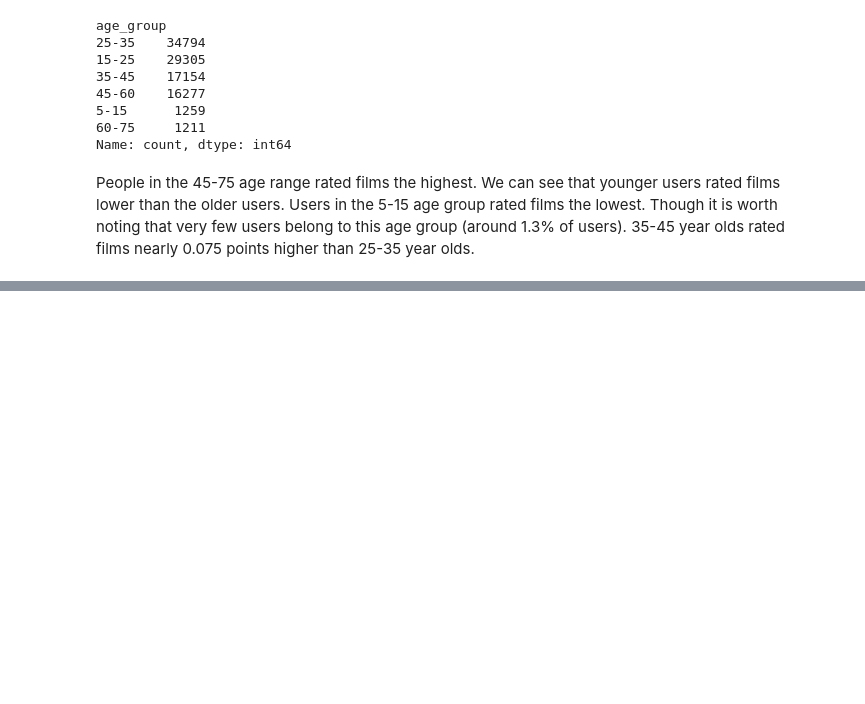
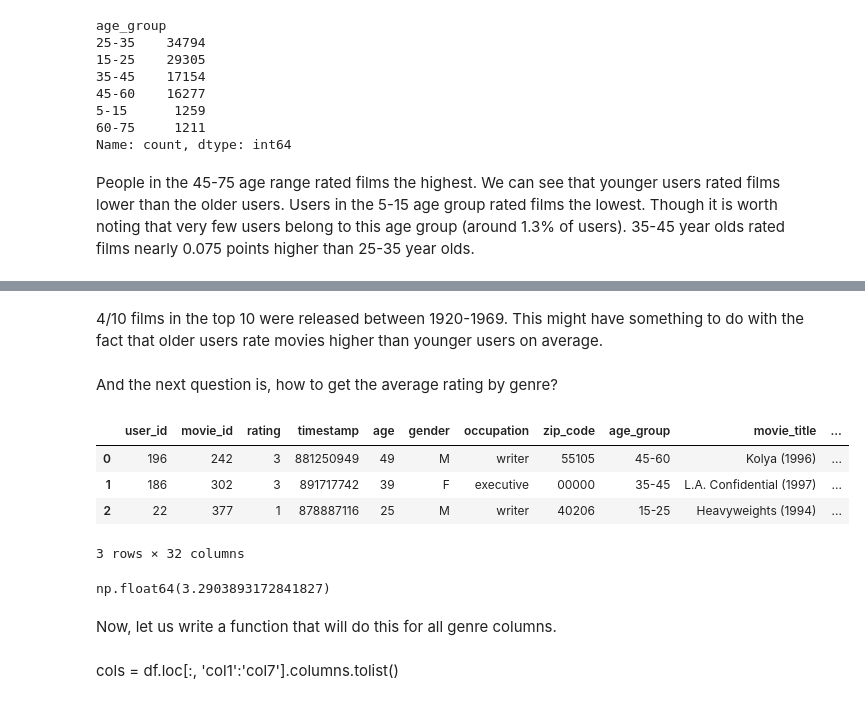
Before and after one commit to sara-shinde/MovieLens_100K_dataset_eda, a Jupyter notebook: notebooks/analysis_1.ipynb, the cells around one changed output, grey strips where cells are left out. Cells and saved outputs as stored; diff of their text form; code cells hidden in the pictures; blank space fills up the shorter version.

```diff
--- a/notebooks/analysis_1.ipynb
+++ b/notebooks/analysis_1.ipynb
@@ -740,0 +960,18 @@ People in the 45-75 age range rated films the highest. We can see that younger u
+# %% [markdown]
+4/10 films in the top 10 were released between 1920-1969. This might have something to do with the fact that older users rate movies higher than younger users on average.
+# %% [markdown]
+And the next question is, how to get the average rating by genre?
+# %%
+all_merged.head(3)
+# %% [output]
+|  | user_id | movie_id | rating | timestamp | age | gender | occupation | zip_code | age_group | movie_title | ... |
+| 0 | 196 | 242 | 3 | 881250949 | 49 | M | writer | 55105 | 45-60 | Kolya (1996) | ... |
+| 1 | 186 | 302 | 3 | 891717742 | 39 | F | executive | 00000 | 35-45 | L.A. Confidential (1997) | ... |
+| 2 | 22 | 377 | 1 | 878887116 | 25 | M | writer | 40206 | 15-25 | Heavyweights (1994) | ... |
+3 rows × 32 columns
+# %%
+all_merged.loc[all_merged["Horror"] == 1].rating.mean()
+# %% [output]
+np.float64(3.2903893172841827)
+# %% [markdown]
+ Now, let us write a function that will do this for all genre columns.
@@ -740,0 +981,2 @@ People in the 45-75 age range rated films the highest. We can see that younger u
+# %% [markdown]
+cols = df.loc[:, 'col1':'col7'].columns.tolist()
```
Also changed, not shown: parts of 44 cells of this notebook.
